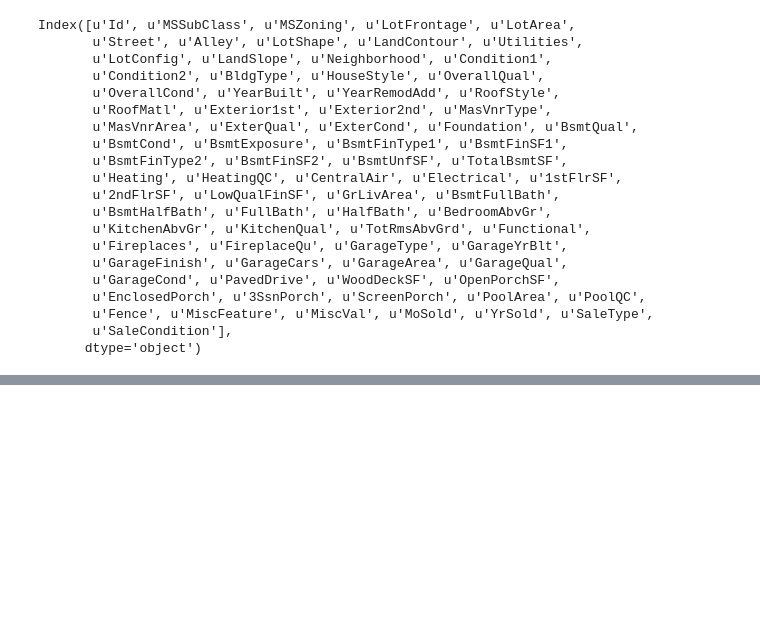
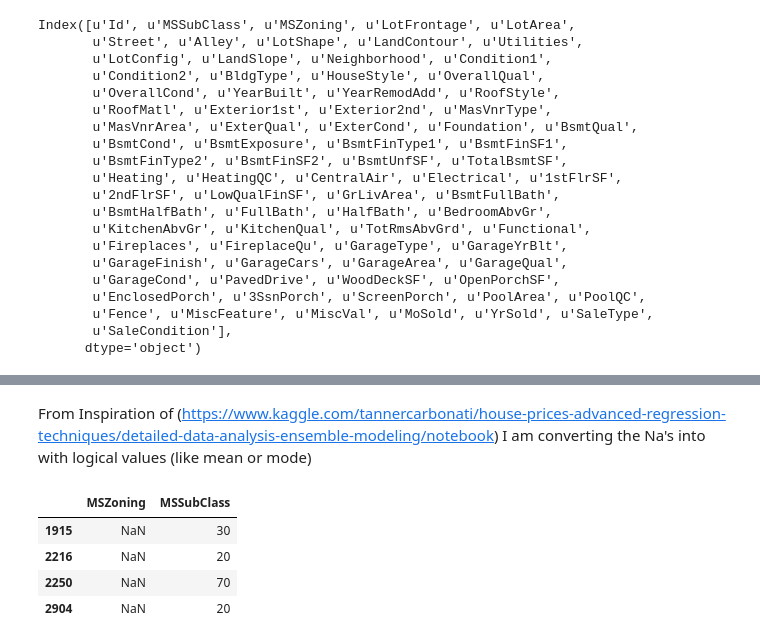
Before and after one commit to csk273/HousePrice, a Jupyter notebook: House price/Predicting Houseprices.ipynb, the cells around one changed output, grey strips where cells are left out. Saved outputs shown, nothing was run; the diff lists cells and outputs as text; code cells hidden in the pictures; blank space fills up the shorter version.

```diff
--- a/House price/Predicting Houseprices.ipynb
+++ b/House price/Predicting Houseprices.ipynb
@@ -231,0 +252,10 @@ Index([u'Id', u'MSSubClass', u'MSZoning', u'LotFrontage', u'LotArea',
+# %% [markdown]
+From Inspiration of (https://www.kaggle.com/tannercarbonati/house-prices-advanced-regression-techniques/detailed-data-analysis-ensemble-modeling/notebook) I am converting the Na's into with logical values (like mean or mode)
+# %%
+df.loc[df['MSZoning'].isnull(),['MSZoning','MSSubClass']]
+# %% [output]
+|  | MSZoning | MSSubClass |
+| 1915 | NaN | 30 |
+| 2216 | NaN | 20 |
+| 2250 | NaN | 70 |
+| 2904 | NaN | 20 |
```
Also changed, not shown: parts of 5 cells of this notebook.
